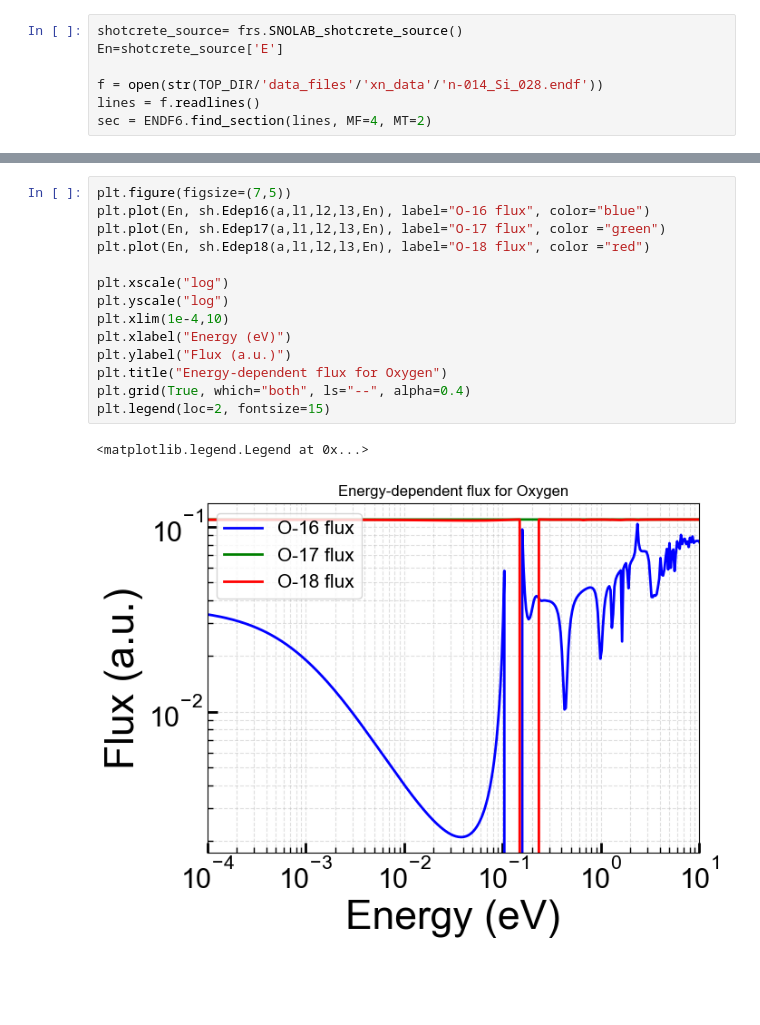
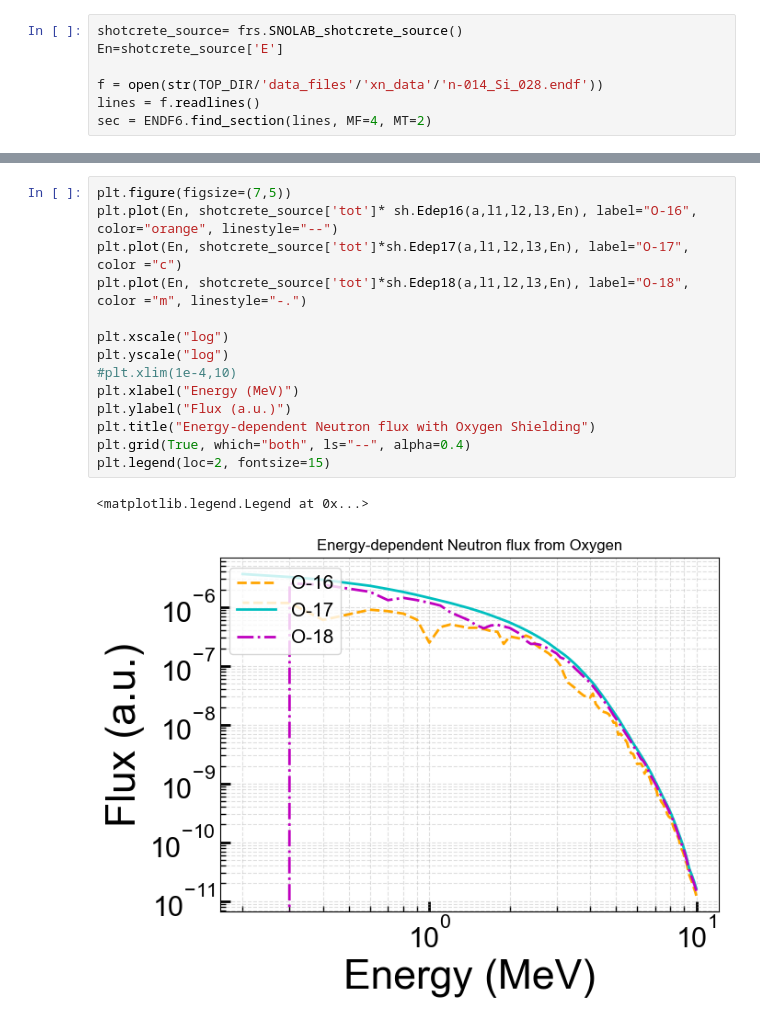
Before and after one commit to villano-lab/n-elec-scattering, a Jupyter notebook: 2-Flux/C-Slab-Source-and-Shielding.ipynb, the cells around one changed output, grey strips where cells are left out. Saved outputs shown, nothing was run; the diff lists cells and outputs as text; blank space fills up the shorter version.

```diff
--- a/2-Flux/C-Slab-Source-and-Shielding.ipynb
+++ b/2-Flux/C-Slab-Source-and-Shielding.ipynb
@@ -104,17 +106,17 @@ plt.legend()
 # %%
 plt.figure(figsize=(7,5))
-plt.plot(En, sh.Edep16(a,l1,l2,l3,En), label="O-16 flux", color="blue")
-plt.plot(En, sh.Edep17(a,l1,l2,l3,En), label="O-17 flux", color ="green")
-plt.plot(En, sh.Edep18(a,l1,l2,l3,En), label="O-18 flux", color ="red")
+plt.plot(En, shotcrete_source['tot']* sh.Edep16(a,l1,l2,l3,En), label="O-16", color="orange", linestyle="--")
+plt.plot(En, shotcrete_source['tot']*sh.Edep17(a,l1,l2,l3,En), label="O-17", color ="c")
+plt.plot(En, shotcrete_source['tot']*sh.Edep18(a,l1,l2,l3,En), label="O-18", color ="m", linestyle="-.")
 
 plt.xscale("log")
 plt.yscale("log")
-plt.xlim(1e-4,10)
-plt.xlabel("Energy (eV)")
+#plt.xlim(1e-4,10)
+plt.xlabel("Energy (MeV)")
 plt.ylabel("Flux (a.u.)")
-plt.title("Energy-dependent flux for Oxygen")
+plt.title("Energy-dependent Neutron flux with Oxygen Shielding")
 plt.grid(True, which="both", ls="--", alpha=0.4)
 plt.legend(loc=2, fontsize=15)
 # %% [output]
 <matplotlib.legend.Legend at 0x...>
-[figure, old version]
+[figure, new version]
```
Also changed, not shown: parts of 3 cells of this notebook, 1 other file.
